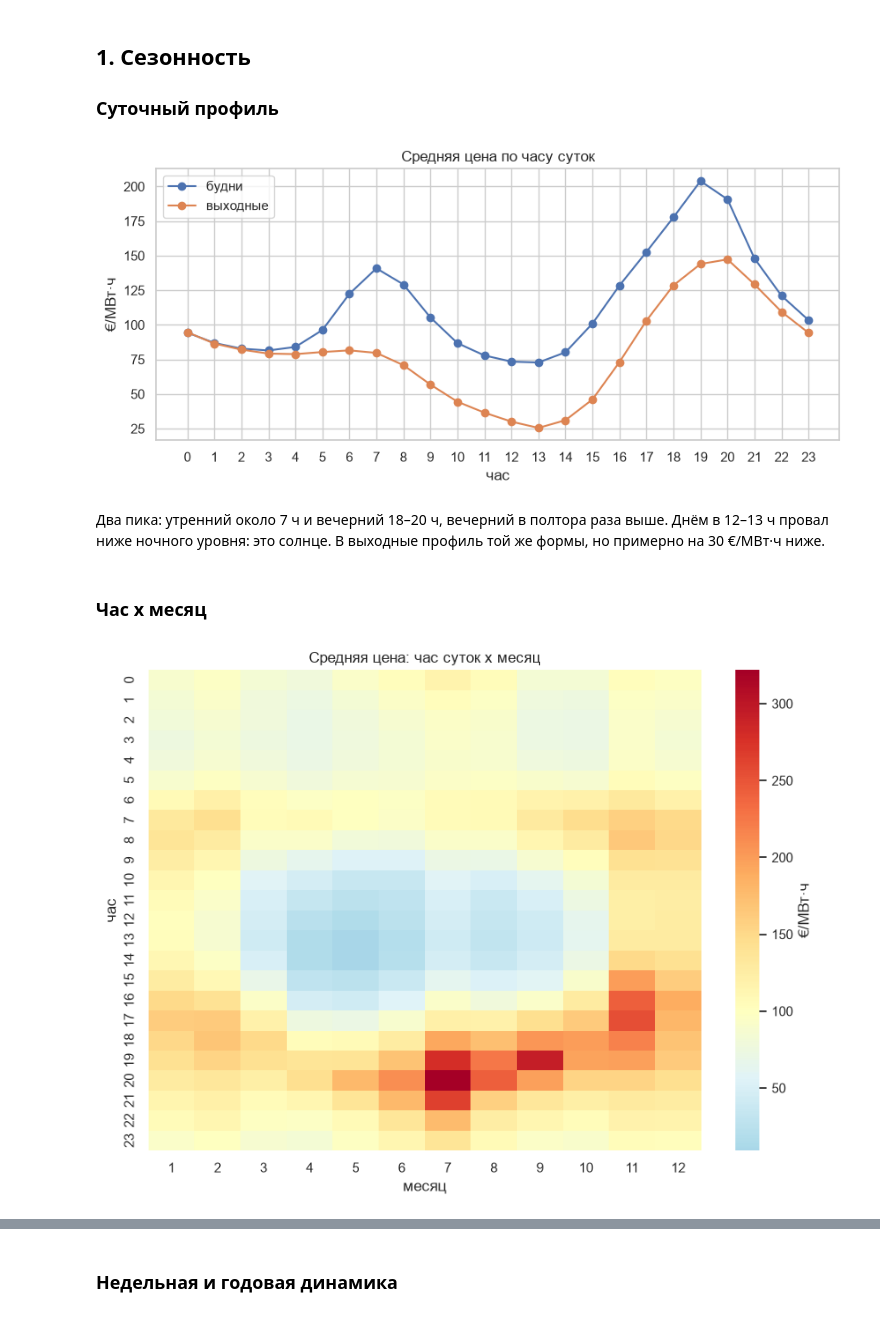
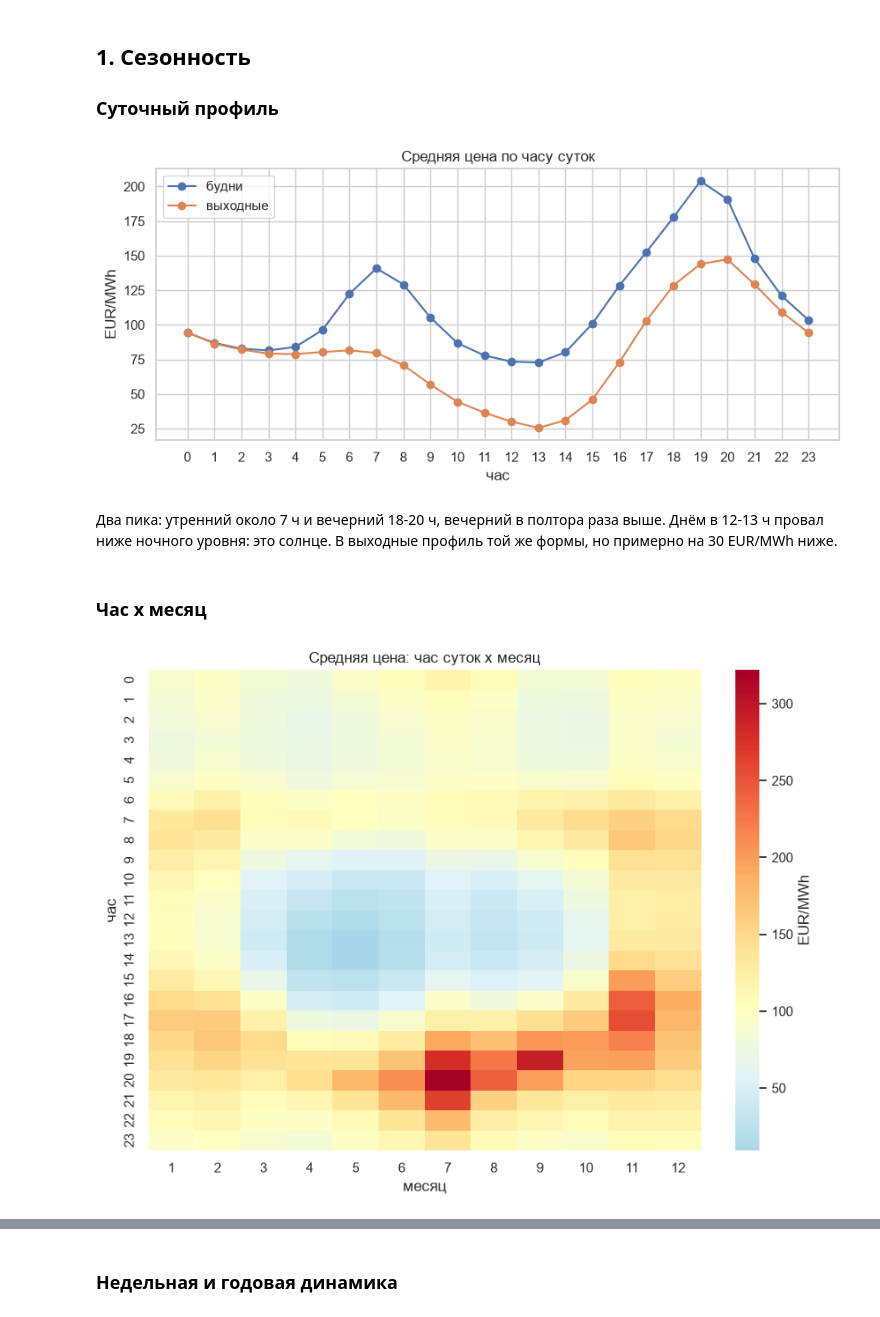
Before and after one commit to schvioletta/hse-annual-project-136, a Jupyter notebook: eda/01_eda_nikolaev.ipynb, the cells around one changed output, grey strips where cells are left out. Drawn from its saved outputs; the diff is of its cells as text; code cells hidden in the pictures.

```diff
--- a/eda/01_eda_nikolaev.ipynb
+++ b/eda/01_eda_nikolaev.ipynb
@@ -72,6 +75,8 @@ eda["dow"] = eda.index.dayofweek
 eda["month"] = eda.index.month
 eda["year"] = eda.index.year
 eda["is_weekend"] = eda["dow"] >= 5
+hu_holidays = holidays.HU(years=[2024, 2025])
+eda["is_holiday"] = pd.Series(eda.index.date, index=eda.index).map(lambda d: d in hu_holidays)
 eda["residual_load"] = (
     eda["demand_forecast_mwh"]
     - eda["solar_forecast_mwh"]
@@ -86,20 +91,20 @@ price = eda[TARGET]
 # %%
 fig, ax = plt.subplots(figsize=(10, 4))
 for wk, label in [(False, "будни"), (True, "выходные")]:
     price[eda["is_weekend"] == wk].groupby(eda["hour"]).mean().plot(ax=ax, marker="o", label=label)
-ax.set(title="Средняя цена по часу суток", xlabel="час", ylabel="€/МВт·ч", xticks=range(24))
+ax.set(title="Средняя цена по часу суток", xlabel="час", ylabel="EUR/MWh", xticks=range(24))
 ax.legend();
 # %% [output]
-[figure, old version]
+[figure, new version]
 # %% [markdown]
-Два пика: утренний около 7 ч и вечерний 18–20 ч, вечерний в полтора раза выше. Днём в 12–13 ч провал ниже ночного уровня: это солнце. В выходные профиль той же формы, но примерно на 30 €/МВт·ч ниже.
+Два пика: утренний около 7 ч и вечерний 18-20 ч, вечерний в полтора раза выше. Днём в 12-13 ч провал ниже ночного уровня: это солнце. В выходные профиль той же формы, но примерно на 30 EUR/MWh ниже.
 # %% [markdown]
 ### Час х месяц
 # %%
 pivot = price.groupby([eda["hour"], eda["month"]]).mean().unstack()
 fig, ax = plt.subplots(figsize=(10, 7))
-sns.heatmap(pivot, cmap="RdYlBu_r", center=100, ax=ax, cbar_kws={"label": "€/МВт·ч"})
+sns.heatmap(pivot, cmap="RdYlBu_r", center=100, ax=ax, cbar_kws={"label": "EUR/MWh"})
 ax.set(title="Средняя цена: час суток х месяц", xlabel="месяц", ylabel="час");
 # %% [output]
-[figure, old version]
+[figure, new version]
 # %% [markdown]
```
Also changed, not shown: parts of 21 cells of this notebook.
